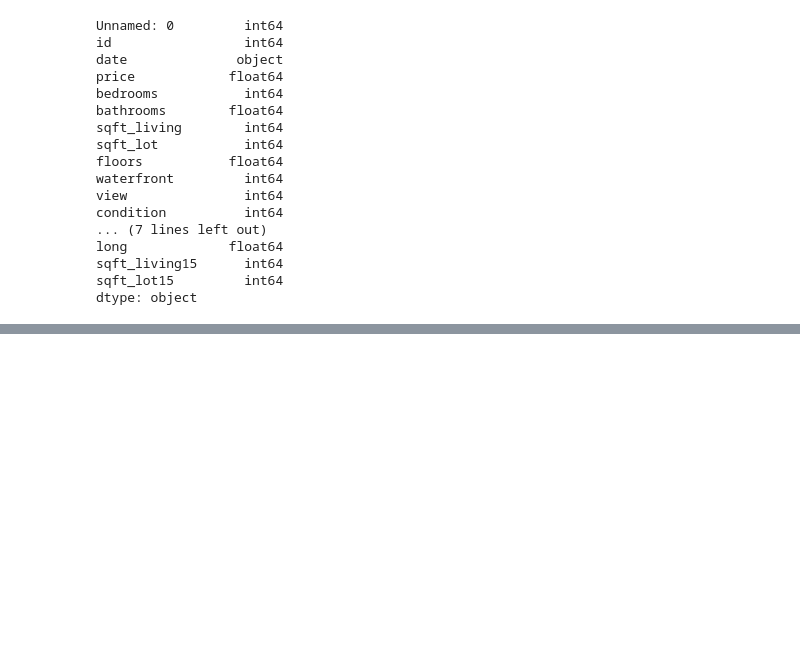
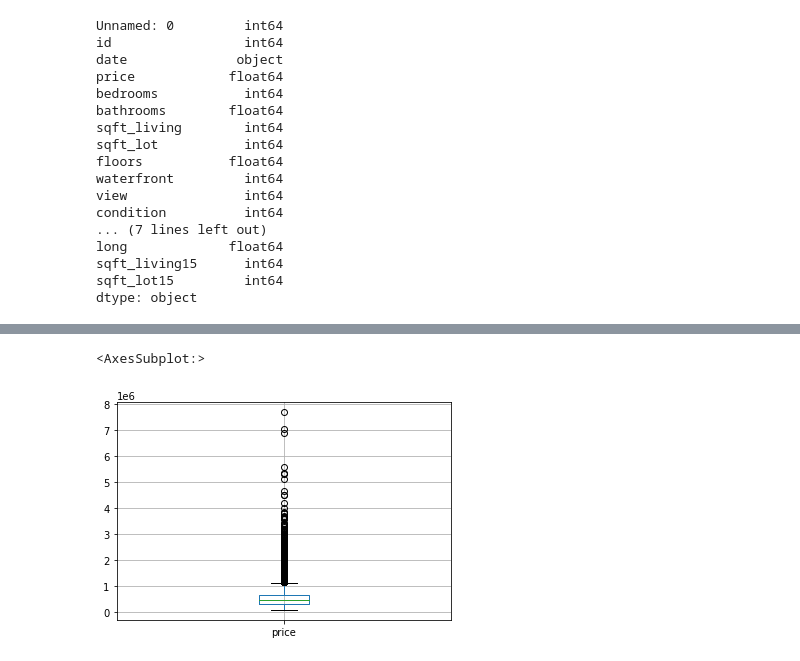
Before and after one commit to markrubin85/Real_Estate_Value_Prediction_Model, a Jupyter notebook: Data_Cleaning.ipynb, the cells around one changed output, grey strips where cells are left out. Saved outputs shown, nothing was run; the diff lists cells and outputs as text; code cells hidden in the pictures; blank space fills up the shorter version.

```diff
--- a/Data_Cleaning.ipynb
+++ b/Data_Cleaning.ipynb
@@ -80,0 +96,5 @@ df.head()
+# %%
+df.boxplot(['price'])
+# %% [output]
+<AxesSubplot:>
+[figure, added]
```
Also changed, not shown: parts of 89 cells of this notebook.
